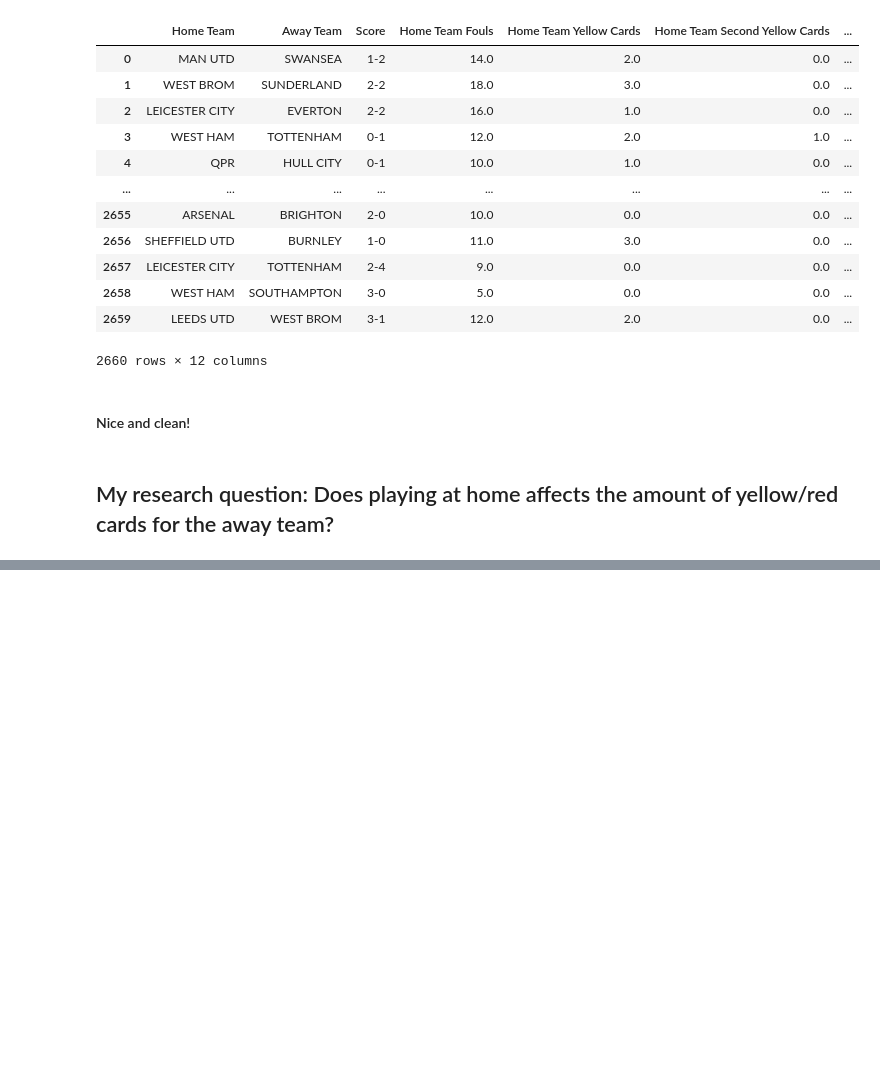
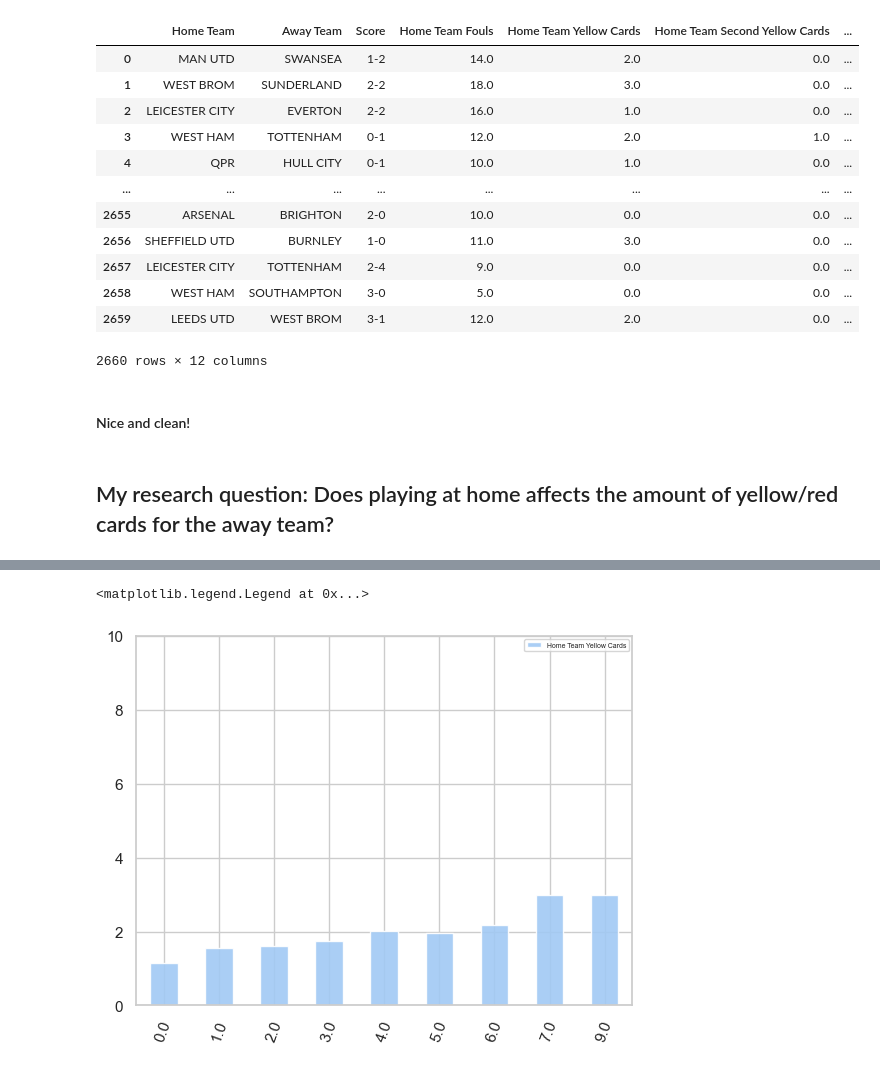
Before and after one commit to ubco-W2022T2-data301/Group14, a Jupyter notebook: analysis/analysis1.ipynb, the cells around one changed output, grey strips where cells are left out. Saved outputs shown, nothing was run; the diff lists cells and outputs as text; code cells hidden in the pictures; blank space fills up the shorter version.

```diff
--- a/analysis/analysis1.ipynb
+++ b/analysis/analysis1.ipynb
@@ -249,0 +265,9 @@ df_subset
+# %%
+sns.set_theme('notebook', "whitegrid", palette = "pastel")
+df_cleaned.groupby('Away Team Yellow Cards').mean().plot.bar(grid=True, width=.5, alpha=.90).set(title = '', xlabel = ' ',  ylabel = '')
+plt.xticks(rotation=70)
+plt.ylim(0,10)
+plt.legend(bbox_to_anchor=(1.0,1.0), fontsize='5')
+# %% [output]
+<matplotlib.legend.Legend at 0x...>
+[figure, added]
```
Also changed, not shown: parts of 11 cells of this notebook.
